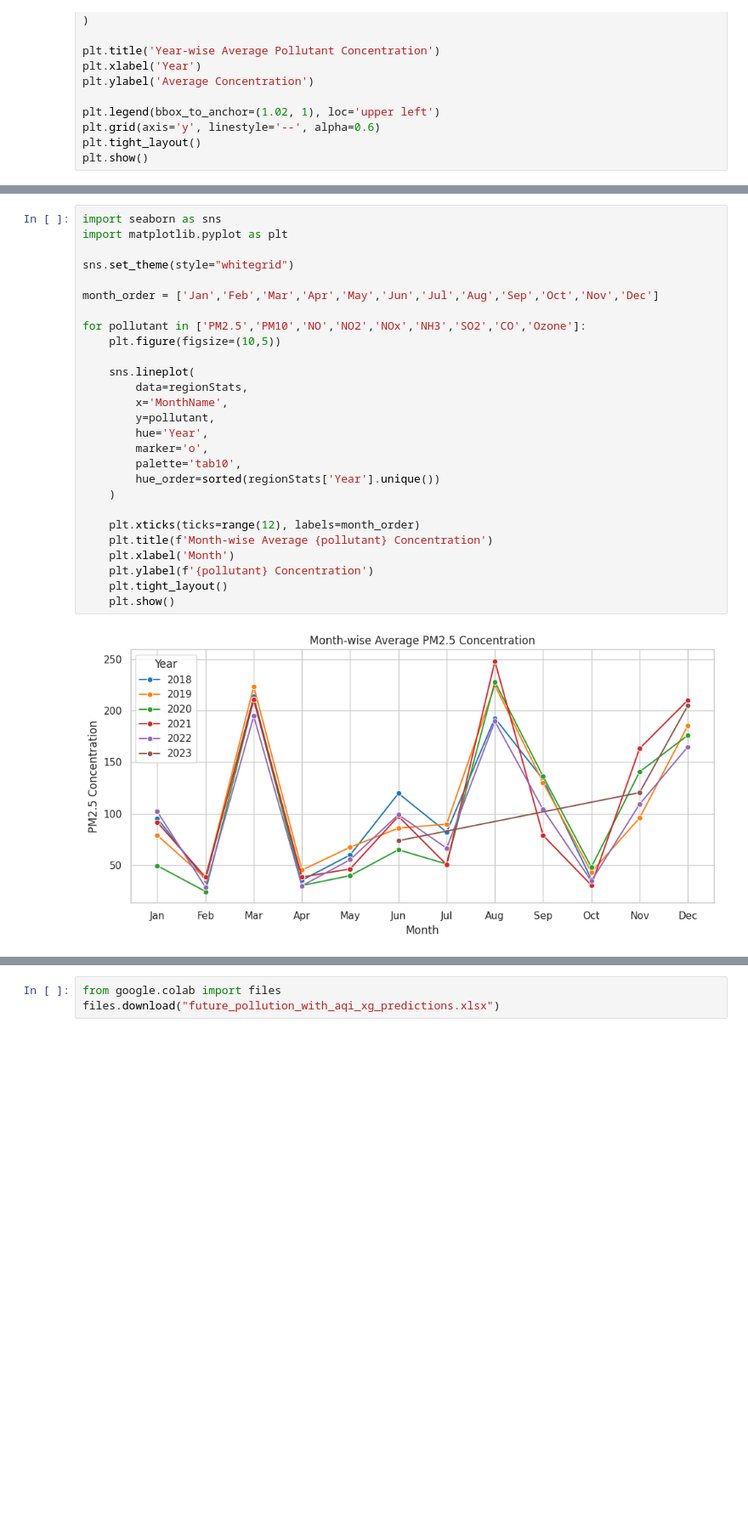
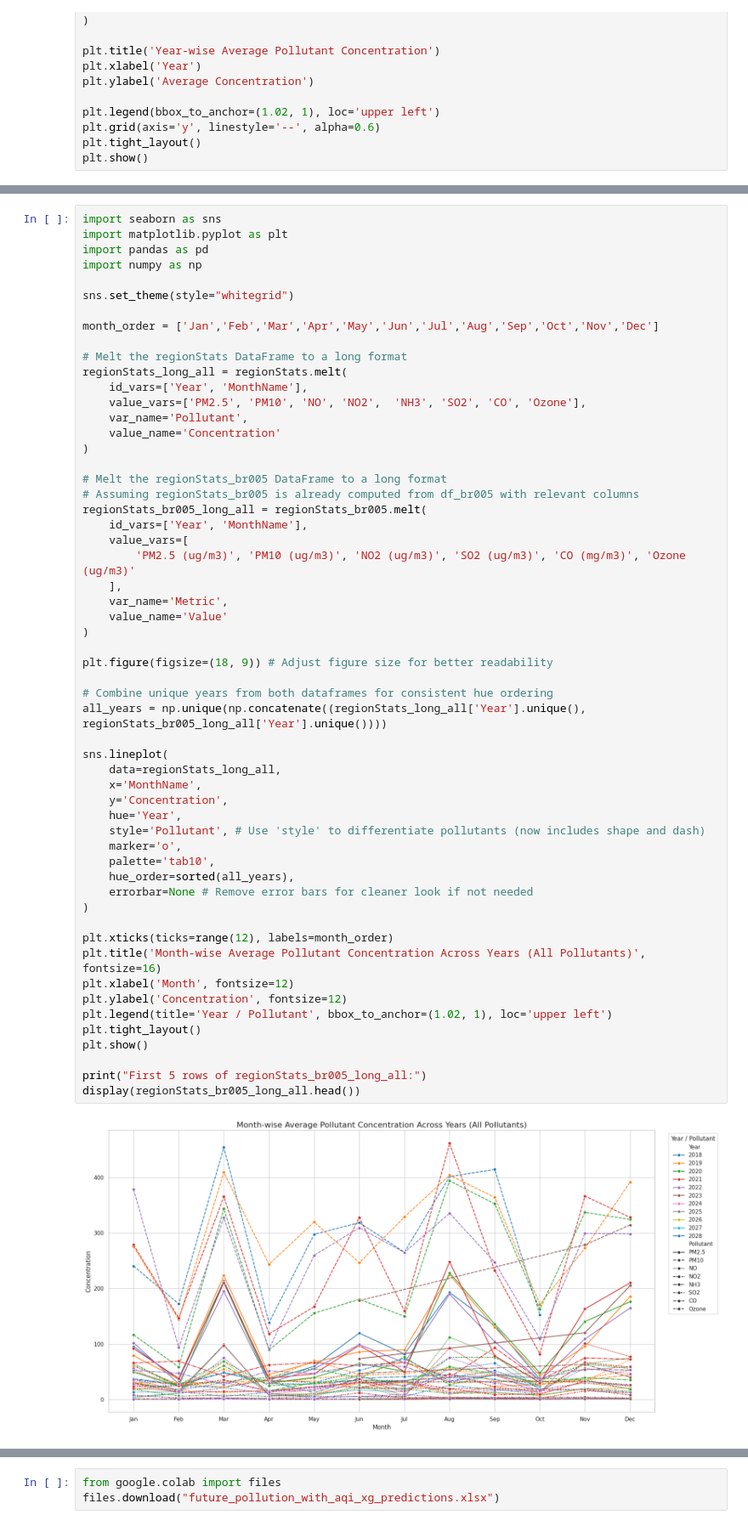
Before and after one commit to priyanka287-agrawal/priyanka287-agrawal, a Jupyter notebook: Copy_of_Welcome_To_Colab.ipynb, the cells around one changed output, grey strips where cells are left out. Shown at 85% size. Cells and saved outputs as stored; diff of their text form; blank space fills up the shorter version.

```diff
--- a/Copy_of_Welcome_To_Colab.ipynb
+++ b/Copy_of_Welcome_To_Colab.ipynb
@@ -493,29 +701,58 @@ for pollutant in pollutants:
 # %%
 import seaborn as sns
 import matplotlib.pyplot as plt
+import pandas as pd
+import numpy as np
 
 sns.set_theme(style="whitegrid")
 
 month_order = ['Jan','Feb','Mar','Apr','May','Jun','Jul','Aug','Sep','Oct','Nov','Dec']
 
-for pollutant in ['PM2.5','PM10','NO','NO2','NOx','NH3','SO2','CO','Ozone']:
-    plt.figure(figsize=(10,5))
+# Melt the regionStats DataFrame to a long format
+regionStats_long_all = regionStats.melt(
+    id_vars=['Year', 'MonthName'],
+    value_vars=['PM2.5', 'PM10', 'NO', 'NO2',  'NH3', 'SO2', 'CO', 'Ozone'],
+    var_name='Pollutant',
+    value_name='Concentration'
+)
 
-    sns.lineplot(
-        data=regionStats,
-        x='MonthName',
-        y=pollutant,
-        hue='Year',
-        marker='o',
-        palette='tab10',
-        hue_order=sorted(regionStats['Year'].unique())
-    )
+# Melt the regionStats_br005 DataFrame to a long format
+# Assuming regionStats_br005 is already computed from df_br005 with relevant columns
+regionStats_br005_long_all = regionStats_br005.melt(
+    id_vars=['Year', 'MonthName'],
+    value_vars=[
+        'PM2.5 (ug/m3)', 'PM10 (ug/m3)', 'NO2 (ug/m3)', 'SO2 (ug/m3)', 'CO (mg/m3)', 'Ozone (ug/m3)'
+    ],
+    var_name='Metric',
+    value_name='Value'
+)
 
-    plt.xticks(ticks=range(12), labels=month_order)
-    plt.title(f'Month-wise Average {pollutant} Concentration')
-    plt.xlabel('Month')
-    plt.ylabel(f'{pollutant} Concentration')
-    plt.tight_layout()
-    plt.show()
+plt.figure(figsize=(18, 9)) # Adjust figure size for better readability
+
+# Combine unique years from both dataframes for consistent hue ordering
+all_years = np.unique(np.concatenate((regionStats_long_all['Year'].unique(), regionStats_br005_long_all['Year'].unique())))
+
+sns.lineplot(
+    data=regionStats_long_all,
+    x='MonthName',
+    y='Concentration',
+    hue='Year',
+    style='Pollutant', # Use 'style' to differentiate pollutants (now includes shape and dash)
+    marker='o',
+    palette='tab10',
+    hue_order=sorted(all_years),
+    errorbar=None # Remove error bars for cleaner look if not needed
+)
+
+plt.xticks(ticks=range(12), labels=month_order)
+plt.title('Month-wise Average Pollutant Concentration Across Years (All Pollutants)', fontsize=16)
+plt.xlabel('Month', fontsize=12)
+plt.ylabel('Concentration', fontsize=12)
+plt.legend(title='Year / Pollutant', bbox_to_anchor=(1.02, 1), loc='upper left')
+plt.tight_layout()
+plt.show()
+
+print("First 5 rows of regionStats_br005_long_all:")
+display(regionStats_br005_long_all.head())
 # %% [output]
-[figure, old version]
+[figure, new version]
```
Also changed, not shown: parts of 49 cells of this notebook.
